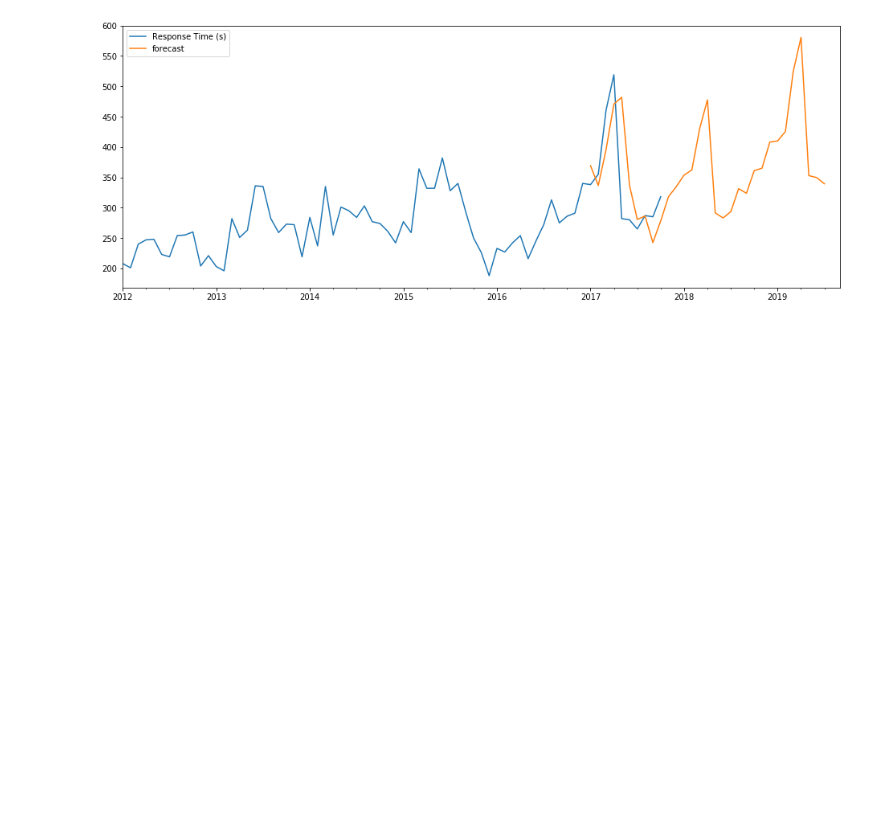
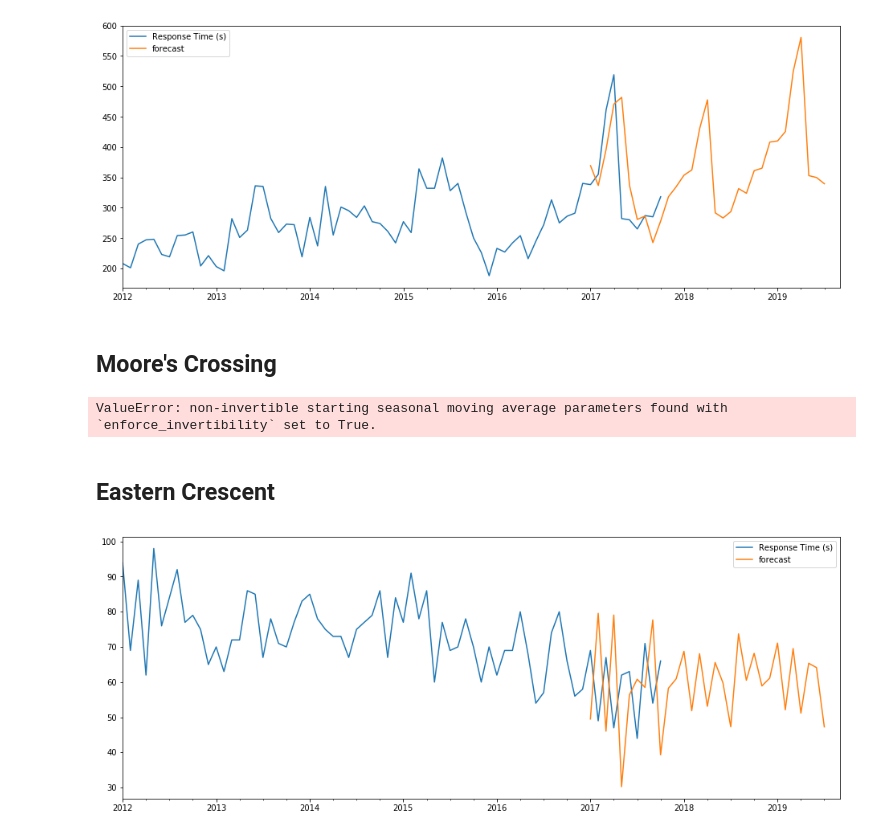
Before and after one commit to madderle/Hack-Austin, a Jupyter notebook: Response Area Response Time Prediction.ipynb, the cells around one changed output. Cells and saved outputs as stored; diff of their text form; code cells hidden in the pictures; blank space fills up the shorter version.

Commit message:
extend model to predict response time for Eastern Crescent and Goodnight response areas

```diff
--- a/Response Area Response Time Prediction.ipynb
+++ b/Response Area Response Time Prediction.ipynb
@@ -189,6 +189,37 @@ future_final_df[['Response Time (s)', 'forecast']].plot(figsize=(16,6))
 future_final_df.to_csv('Response Time Prediction for RA 00-01XX.csv')
 # %% [output]
 [figure]
+# %% [markdown]
+## Moore's Crossing
+# %%
+#Create Dataframe
+RA__00_4209_df = final_df[(final_df['Response Area (COA Only)']=='00-4209')]
+
+#Group By Month and create new dataframe
+RA__00_4209_month_df = RA__00_4209_df.groupby(pd.TimeGrouper("M")).count()['Master Incident Number'].to_frame()
+
+#Rename the column
+RA__00_4209_month_df.columns = ['Response Time (s)']
+#Drop the last column. Its an outlier
+RA__00_4209_month_df.drop(RA__00_4209_month_df.index[-1], inplace=True)
+
+#Build out ARIMA Model
+model = sm.tsa.statespace.SARIMAX(RA__00_4209_month_df['Response Time (s)'], order=(0,1,0), seasonal_order=(1,1,1,12))
+model_result = model.fit()
+
+#Add Forecast Dates
+future_dates = [RA__00_4209_month_df.index[-1] + DateOffset(months=x) for x in range(1,24)]
+future_df = pd.DataFrame(index=future_dates, columns=RA__00_4209_month_df.columns)
+
+future_final_df = pd.concat([RA__00_4209_month_df,future_df])
+#Since have 24 more points
+future_final_df['forecast'] = model_result.predict(start=60, end=90)
+
+
+future_final_df[['Response Time (s)', 'forecast']].plot(figsize=(16,6))
+future_final_df.to_csv('Response Time Prediction for RA 00-4209.csv')
+# %% [output]
+ValueError: non-invertible starting seasonal moving average parameters found with `enforce_invertibility` set to True.
 # %%
 #00-01XX Downtown
 #00-4209 Moore's Crossing
@@ -223,0 +234,34 @@ moores_month_df.plot(figsize=(16,6))
+# %% [markdown]
+## Eastern Crescent
+# %%
+#Create Dataframe
+RA__00_EC_df = final_df[(final_df['Response Area (COA Only)']=='00-2606')|\
+                        (final_df['Response Area (COA Only)']=='00-2608')|\
+                        (final_df['Response Area (COA Only)']=='00-0504')|\
+                        (final_df['Response Area (COA Only)']=='00-0505')]
+
+#Group By Month and create new dataframe
+RA__00_EC_month_df = RA__00_EC_df.groupby(pd.TimeGrouper("M")).count()['Master Incident Number'].to_frame()
+
+#Rename the column
+RA__00_EC_month_df.columns = ['Response Time (s)']
+#Drop the last column. Its an outlier
+RA__00_EC_month_df.drop(RA__00_EC_month_df.index[-1], inplace=True)
+
+#Build out ARIMA Model
+model = sm.tsa.statespace.SARIMAX(RA__00_EC_month_df['Response Time (s)'], order=(0,1,0), seasonal_order=(1,1,1,12))
+model_result = model.fit()
+
+#Add Forecast Dates
+future_dates = [RA__00_EC_month_df.index[-1] + DateOffset(months=x) for x in range(1,24)]
+future_df = pd.DataFrame(index=future_dates, columns=RA__00_EC_month_df.columns)
+
+future_final_df = pd.concat([RA__00_EC_month_df,future_df])
+#Since have 24 more points
+future_final_df['forecast'] = model_result.predict(start=60, end=90)
+
+
+future_final_df[['Response Time (s)', 'forecast']].plot(figsize=(16,6))
+future_final_df.to_csv('Response Time Prediction for RA 00-EC.csv')
+# %% [output]
+[figure, added]
```
Also changed, not shown: parts of 4 cells of this notebook.
